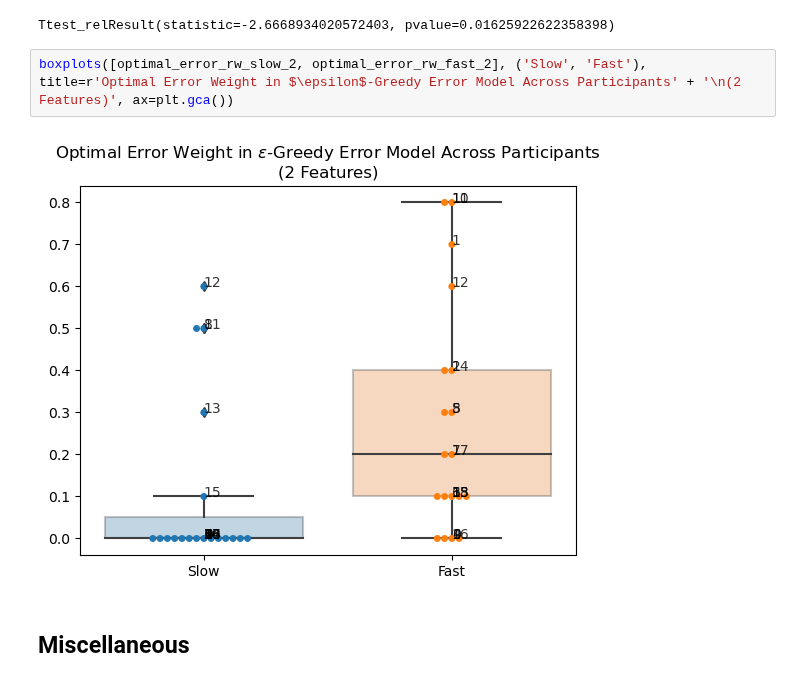
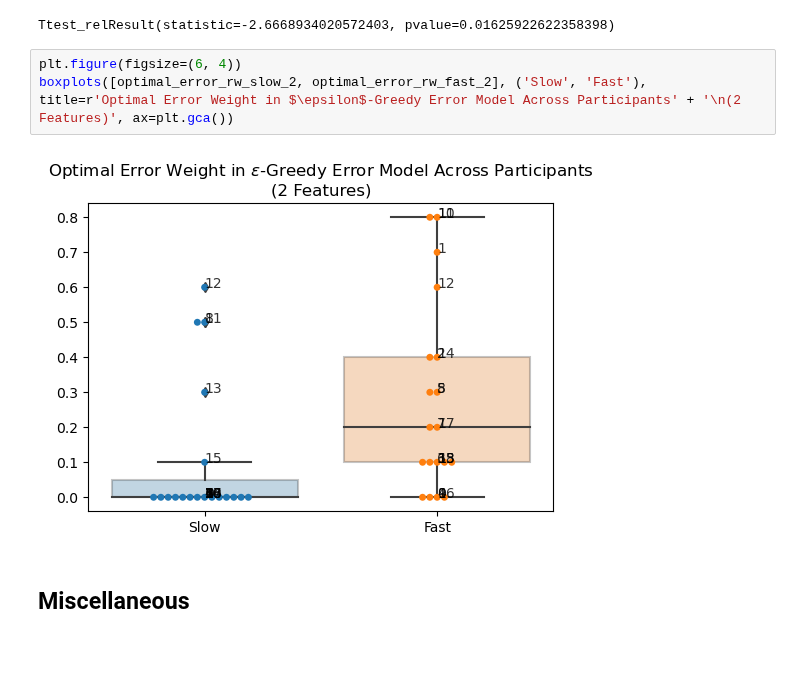
Before and after one commit to pulkitgoyal56/CCCP, a Jupyter notebook: CCCP.ipynb, the cells around one changed output. Drawn from its saved outputs; the diff is of its cells as text; blank space fills up the shorter version.

```diff
--- a/CCCP.ipynb
+++ b/CCCP.ipynb
@@ -971,9 +972,10 @@ st.ttest_rel(optimal_error_rw_slow_2[:18], optimal_error_rw_fast_2[:18])
 # %% [output]
 Ttest_relResult(statistic=-2.6668934020572403, pvalue=0.01625922622358398)
 # %%
+plt.figure(figsize=(6, 4))
 boxplots([optimal_error_rw_slow_2, optimal_error_rw_fast_2], ('Slow', 'Fast'), title=r'Optimal Error Weight in $\epsilon$-Greedy Error Model Across Participants' + '\n(2 Features)', ax=plt.gca())
 # %% [output]
-[figure, old version]
+[figure, new version]
 # %% [markdown]
 ## Miscellaneous
 # %% [markdown]
```
Also changed, not shown: parts of 1 cell of this notebook, 1 other file.
